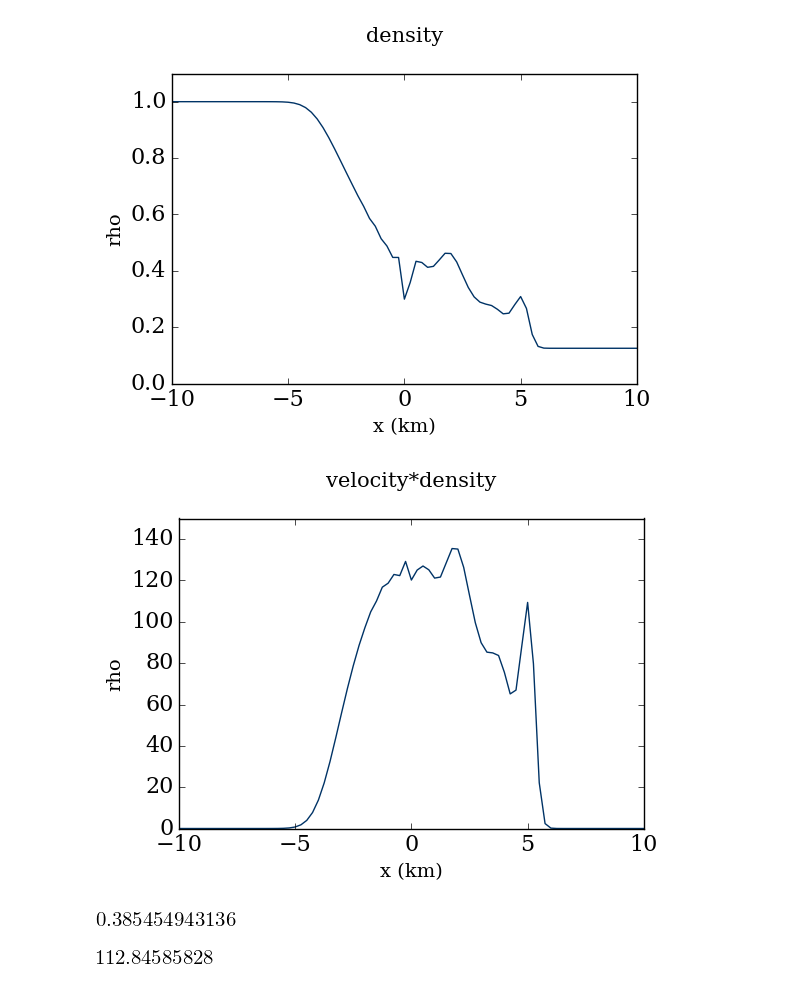
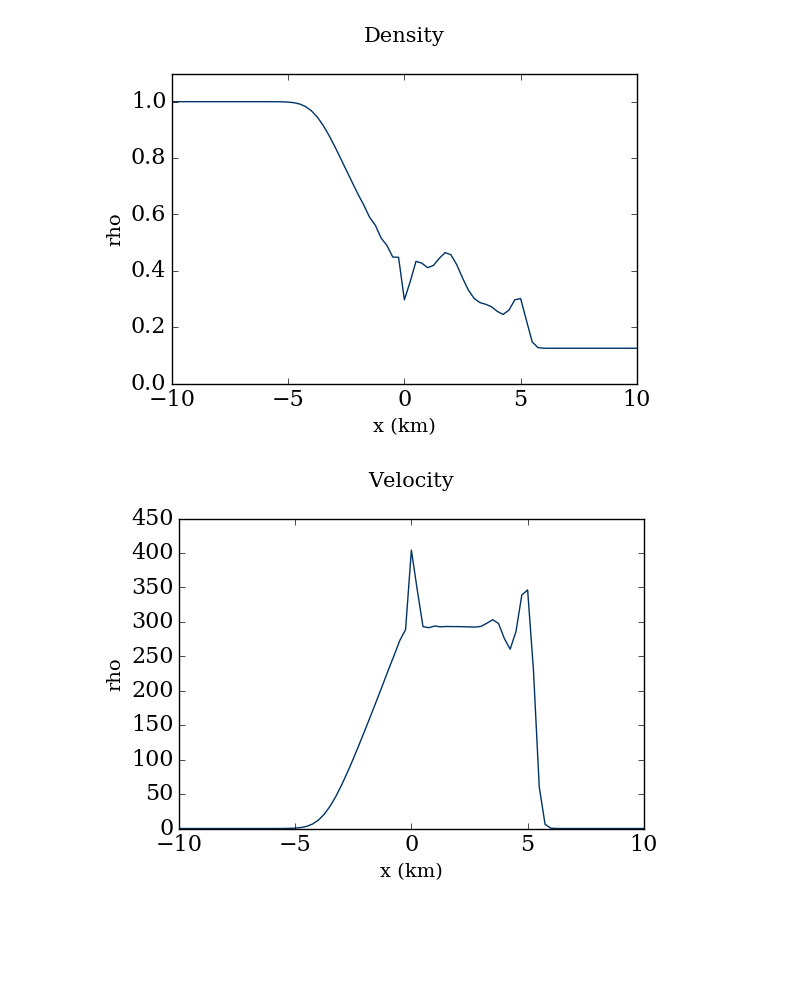
Before and after one commit to CarolineJonas/Module3, a Jupyter notebook: Shock_tube.ipynb, the cells around one changed output. Drawn from its saved outputs; the diff is of its cells as text; code cells hidden in the pictures; blank space fills up the shorter version.

```diff
--- a/Shock_tube.ipynb
+++ b/Shock_tube.ipynb
@@ -61,12 +61,11 @@ IC[2,40:]=10000.0 #N/m²
 \underline{\mathbf{u}}^{n+1}_i &= \underline{\mathbf{u}}^n_i - \frac{\Delta t}{\Delta x} \left(\underline{\mathbf{f}}^{n+\frac{1}{2}}_{i+\frac{1}{2}} - \underline{\mathbf{f}}^{n+\frac{1}{2}}_{i-\frac{1}{2}} \right)
 \end{align}
 # %%
-def Shock(v0):
+def Shock(v0,nt):
     uu=v0.copy()
     t=0
     predictor=numpy.zeros((3,80))
-    while t<51:
-        #print(t)
+    while t<nt:
         vv=uu.copy()
         f=computef(uu)
         for i in range (3):
@@ -87,0 +86,10 @@ rho=Shock(v0)[0]
+# %%
+def plot(v0,nt):
+    #we create a function that will give us directly the density, the velocity and the pressure as a vector
+    v=numpy.ones((3,81))
+    shock=Shock(v0,nt)
+    for j in range(81):
+            v[0,j]=shock[0,j]
+            v[1,j]=shock[1,j]/shock[0,j]
+            v[2,j]=0.4*(shock[2,j]-0.5*shock[1,j]**2/shock[0,j])
+    return v
@@ -97,10 +113,6 @@ graph(rho,0.0,1.1,'density')
 # %% [output]
 [figure]
 # %%
-graph(Shock(v0)[1],0.0,150.0,'velocity*density')
+graph(plot(v0,50)[1],0.0,450.0,'Velocity')
 # %% [output]
-[figure, old version]
+[figure, new version]
-# %%
-rho[50]
-# %% [output]
-[figure, removed]
@@ -109,4 +118,0 @@ v=Shock(v0)[1]
-# %%
-v[50]
-# %% [output]
-[figure, removed]
```
Also changed, not shown: parts of 6 cells of this notebook.
